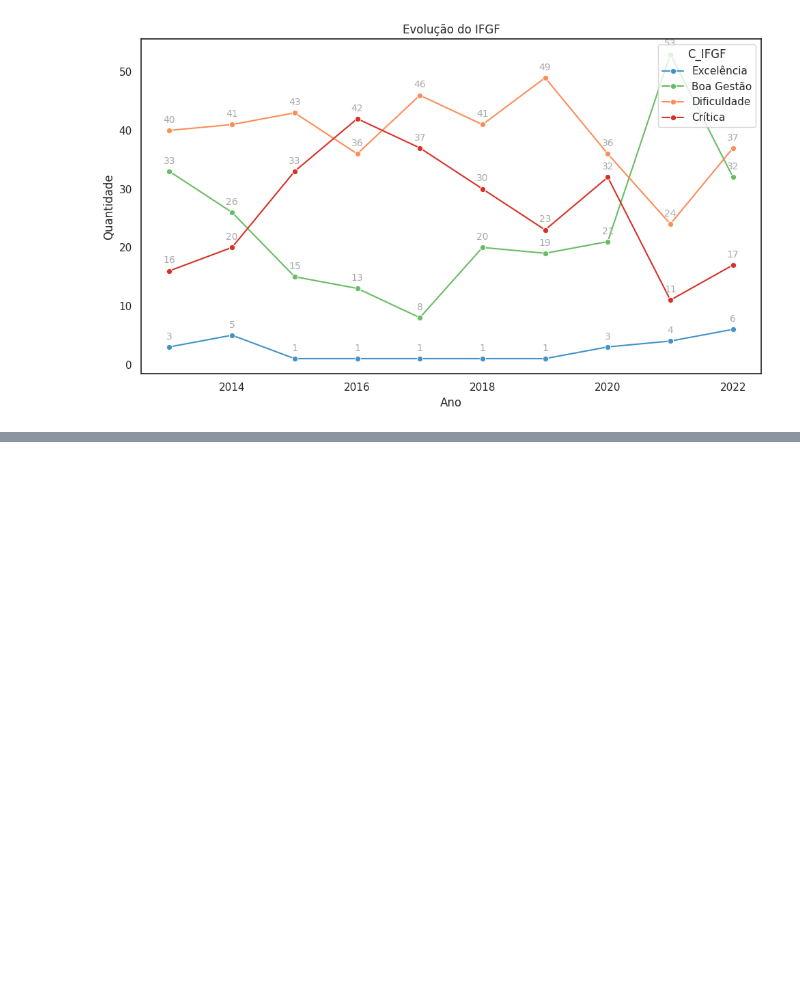
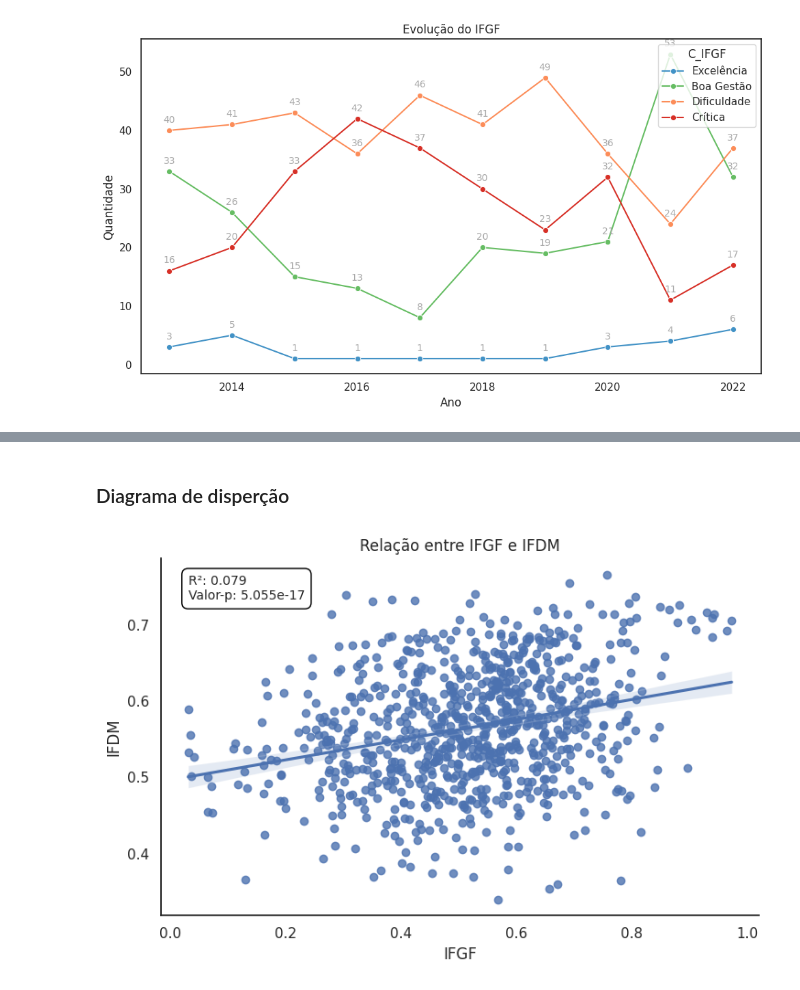
Before and after one commit to silva-fabiofreitas/EDA, a Jupyter notebook: desenvolvimento/data_analysis.ipynb, the cells around one changed output, grey strips where cells are left out. Drawn from its saved outputs; the diff is of its cells as text; code cells hidden in the pictures; blank space fills up the shorter version.

```diff
--- a/desenvolvimento/data_analysis.ipynb
+++ b/desenvolvimento/data_analysis.ipynb
@@ -106,0 +96,38 @@ plot_heatmap_ifdm_vs_ifgf(df)
+# %% [markdown]
+### Diagrama de disperção
+# %%
+import seaborn as sns
+import matplotlib.pyplot as plt
+from scipy.stats import pearsonr
+import statsmodels.api as sm
+
+# Remove linhas com NaN nas colunas de interesse
+dados = df[['IFGF', 'IFDM']].dropna()
+
+# Correlação de Pearson (opcional, mantida caso queira usar depois)
+corr, _ = pearsonr(dados['IFGF'], dados['IFDM'])
+
+# Regressão linear com statsmodels
+X = sm.add_constant(dados['IFGF'])  # adiciona intercepto
+modelo = sm.OLS(dados['IFDM'], X).fit()
+r2 = modelo.rsquared
+p_valor = modelo.f_pvalue  # p-valor do teste F da regressão
+
+# lmplot
+plot = sns.lmplot(data=dados, x='IFGF', y='IFDM', aspect=1.5, height=5)
+
+# Anotação no gráfico
+plt.title("Relação entre IFGF e IFDM")
+plt.text(
+    x=dados['IFGF'].min(),
+    y=dados['IFDM'].max(),
+    s=f"R²: {r2:.3f}\nValor-p: {p_valor:.3e}",  # notação científica para p pequeno
+    fontsize=10,
+    verticalalignment='top',
+    bbox=dict(facecolor='white', edgecolor='black', boxstyle='round,pad=0.5')
+)
+
+plt.tight_layout()
+plt.show()
+# %% [output]
+[figure, added]
```
Also changed, not shown: parts of 19 cells of this notebook, 4 other files.
